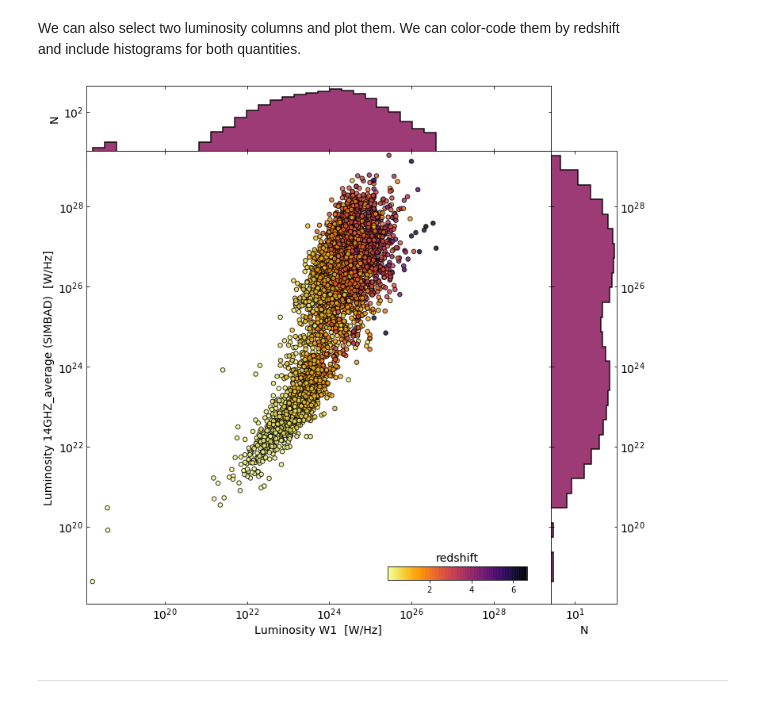
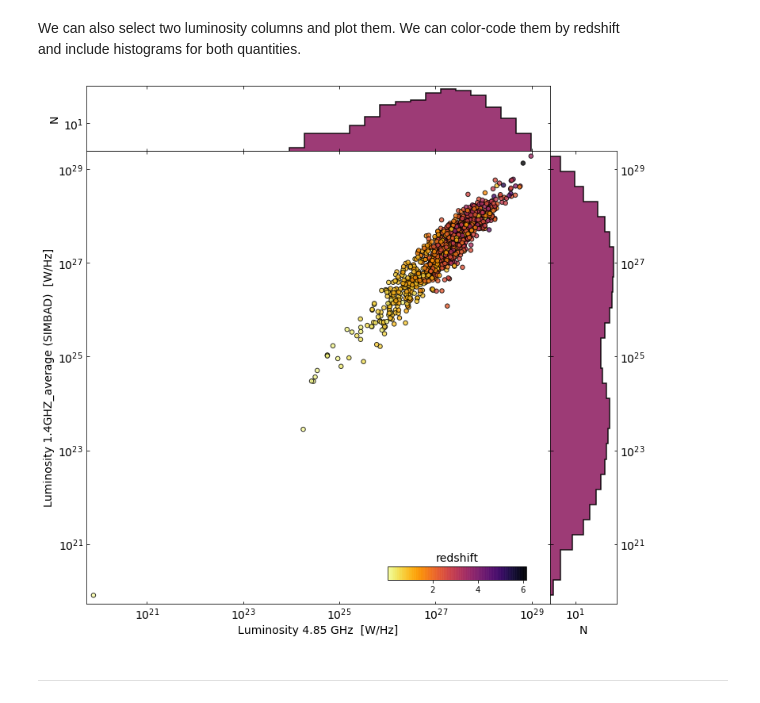
Before and after one commit to racarvajal/work_notes, a Jupyter notebook: Analyze_high_z_cat.ipynb, the cells around one changed output. Cells and saved outputs as stored; diff of their text form; code cells hidden in the pictures.

```diff
--- a/Analyze_high_z_cat.ipynb
+++ b/Analyze_high_z_cat.ipynb
@@ -179,7 +200,7 @@ frequencies and configurations.
 As a way to gather them, we can create a new column with the **average**
 (in `mJy`) of all the $1.4$ GHz fluxes.
 # %%
-large_catalog_df['F_14GHZ_average'] = (large_catalog_df[['Flux Density 1.4GHz', 'Flux Density 1.40 GHz',\
+large_catalog_df['F_1.4GHZ_average'] = (large_catalog_df[['Flux Density 1.4GHz', 'Flux Density 1.40 GHz',\
                                 'Flux Density 1.4 GHz', 'Flux Density 1420.5 MHz',\
                                 'Flux Density 1.42 GHz', 'Flux Density 1425 MHz',\
                                 'Flux Density 1410 MHz', 'Flux Density 1.4 GHz VLA B-array']].mean(axis=1) * 1e3 + large_catalog_df['F_20CM']) / 2
@@ -187,7 +208,7 @@ large_catalog_df['F_14GHZ_average'] = (large_catalog_df[['Flux Density 1.4GHz',
 From this new column, luminosities can be obtained and added to the recently created table.
 # %%
 # joined_lum_14GHz = lum_from_flux(large_catalog_df['JOINED_F_14GHZ'], redshift)
-lums_catalog_df['LUMINOSITY_14GHZ_average'] = lum_from_flux(large_catalog_df['F_14GHZ_average'], redshift)
+lums_catalog_df['LUMINOSITY_1.4GHZ_average'] = lum_from_flux(large_catalog_df['F_1.4GHZ_average'], redshift)
 # %% [markdown]
 As before, we can create a file to save the names of this new table with luminosities
 # %%
@@ -313,0 +337,15 @@ large_catalog_df['L_20CM'].plot.hist(color=colors[0], alpha=0.75, bins=bins_L, h
+# %%
+fig    = plt.figure(figsize=(11,8))
+ax1    = fig.add_subplot(111)
+
+vmin_z = redshift.min()
+vmax_z = redshift.max()
+bins_z = np.linspace(vmin_z, vmax_z, 75)
+
+# ax1.set_xscale('log')
+ax1.set_yscale('log')
+ax1.set_xlabel('$\mathrm{redshift}$', size=14)
+ax1.set_ylabel('$\mathrm{Frequency}$', size=14)
+ax1.tick_params(which='both',top=True, right=True, direction='in')
+ax1.tick_params(axis='both', which='major', labelsize=14)
+redshift.plot.hist(color=colors[0], alpha=0.75, bins=bins_z, histtype='stepfilled', ec='k', lw=1.5)
@@ -334,8 +375,8 @@ if add_histograms_flag:
 # col_b = lum_names[23]
 
 # Select columns by name
-col_a       = "Luminosity W1"
-col_b       = "LUMINOSITY_14GHZ_average"
+col_a       = "Luminosity 4.85 GHz"
+col_b       = "LUMINOSITY_1.4GHZ_average"
 
 # Obtain luminosities and the cross-match between them
 lum_a       = lums_catalog_df[col_a]
@@ -369,34 +410,34 @@ sc          = ax1.scatter(lum_a, lum_b, c=redshift, cmap='inferno_r', s=30, alph
 cbaxes      = inset_axes(ax1, width="30%", height="3%", loc=4, borderpad=3)
 clb         = plt.colorbar(sc, cax=cbaxes, orientation='horizontal')
 # clb.set_label('redshift', size=14)
 clb.ax.set_title('redshift', size=14)
 
 ax1.set_aspect('auto', share=False, adjustable='box')
 
 if add_histograms_flag:
     # Plot vertical histogram
     hist(lum_b.values, bins=bins_b, orientation='horizontal', ax=ax2, histtype='stepfilled', alpha=0.9, color=dark_color, ec='k', lw=1.5, hatch='')
     ax2.set_xscale('log')
     ax2.set_yscale('log')
     ax2.set_xlabel('N', size=14)
 
     # Plot horizontal histogram
     hist(lum_a.values, bins=bins_a, orientation='vertical', ax=ax3, histtype='stepfilled', alpha=0.9, color=dark_color, ec='k', lw=1.5, hatch='')
     ax3.set_xscale('log')
     ax3.set_yscale('log')
     ax3.set_ylabel('N', size=14)
 
     # Modify ticks
     ax2.tick_params(axis='both', which='major', labelsize=14)
     ax3.tick_params(axis='both', which='major', labelsize=14)
     plt.setp(ax2.get_yticklabels(), visible=False)
     plt.setp(ax3.get_xticklabels(), visible=False)
     ax2.tick_params(which='both',top=True, right=True, direction='in', labelright=True)
     ax3.tick_params(which='both',top=True, right=True, direction='in')
 
     plt.subplots_adjust(wspace=0.0, hspace=0.0)
 # %% [output]
-[figure, old version]
+[figure, new version]
 # %% [markdown]
 ---
 # %% [markdown]
```
Also changed, not shown: parts of 14 cells of this notebook.
